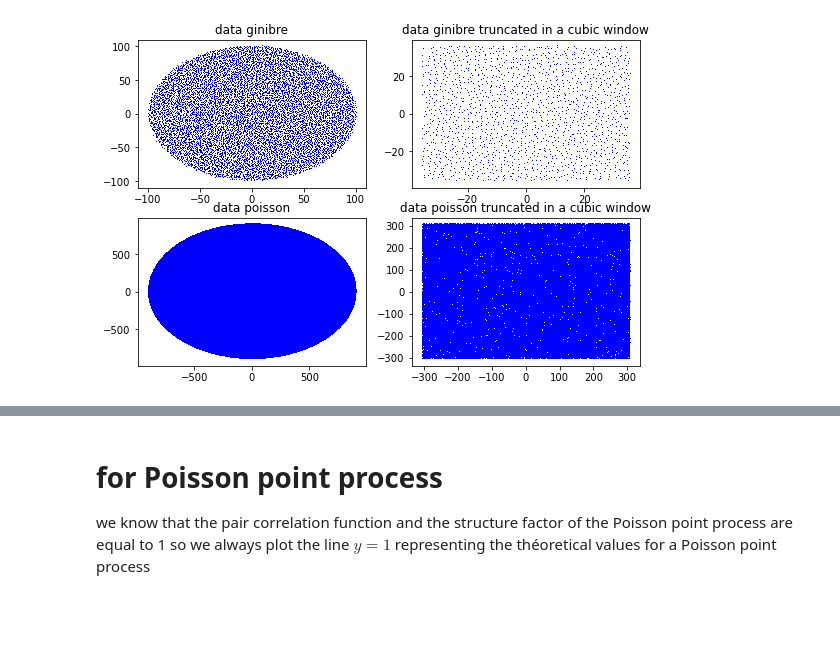
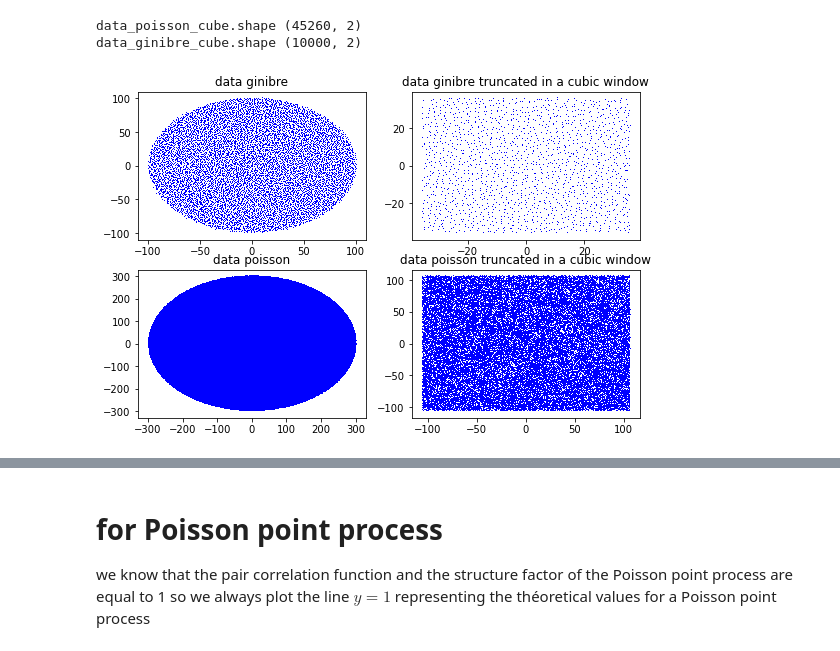
Before and after one commit to For-a-few-DPPs-more/structure-factor, a Jupyter notebook: notebooks/test_compute_scattering_intensity.ipynb, the cells around one changed output, grey strips where cells are left out. Saved outputs shown, nothing was run; the diff lists cells and outputs as text; code cells hidden in the pictures; blank space fills up the shorter version.

Commit message:
notebbok compute_scattering_inetnsity

```diff
--- a/notebooks/test_compute_scattering_intensity.ipynb
+++ b/notebooks/test_compute_scattering_intensity.ipynb
@@ -50,9 +27,6 @@ from structure_factor.spatial_windows import UnitBoxWindow
 #importing big data
 import pickle
 import rpy2.robjects as robjects
-with open('/Users/dhawat/github/structure-factor/data/data_big_intensity.dat', 'rb') as pickle_file:
-    r_poisson, n_pois, poisson, push, equi, t_max, t_max_e = pickle.load(pickle_file, encoding="bytes")
-
 with open('/Users/dhawat/github/structure-factor/data/big_gin_1.dat', 'rb') as pickle_file_2:
     n_ginibre, ginibre = pickle.load(pickle_file_2, encoding="bytes")
 
@@ -61,0 +60,12 @@ data_kly_all = np.array(data_R_2)
+# %%
+def poisson_in_disk(r, lambda_p):
+    areaTotal = np.pi * r ** 2 #area of disk
+    n_pois = np.random.poisson(lambda_p * areaTotal) #Poisson number of points
+    data_poisson_disk = np.zeros((n_pois, 2))
+    theta = 2 * np.pi * np.random.uniform(0, 1, n_pois) #angular coordinates
+    rho = r * np.sqrt(np.random.uniform(0, 1, n_pois))#radial coordinates
+    xx = rho * np.cos(theta)
+    yy = rho * np.sin(theta)
+    data_poisson_disk[:,0] = xx
+    data_poisson_disk[:,1] = yy # rearrangement of poisson by increasing distance
+    return data_poisson_disk
@@ -61,0 +74,3 @@ data_kly_all = np.array(data_R_2)
+# %%
+raduis_poisson = 300
+data_poisson_disk = poisson_in_disk(r=r_poisson, lambda_p=1)
@@ -83,24 +105,27 @@ data_ginibre.shape (10000, 2)
 # %%
 # truncating data_poisson and Ginibre in a cubic window
 # poisson, and ginibre are contained in a ball while klatt and z_2 are in a rectangular window L = 300
-raduis_poisson = np.max(np.abs(poisson)) -32
-L_poisson = np.floor(raduis_poisson/np.sqrt(2))
-index_poisson_in_cube = np.logical_and((np.abs(data_poisson[:,0]) < (L_poisson/2)) , (np.abs(data_poisson[:,1]) < (L_poisson/2)))
-data_poisson_cube = data_poisson[index_poisson_in_cube]
+L_poisson_2 = np.floor(raduis_poisson/np.sqrt(2))
+index_poisson_in_cube = np.logical_and((np.abs(data_poisson_disk[:,0]) < (L_poisson_2/2)) , (np.abs(data_poisson_disk[:,1]) < (L_poisson_2/2)))
+data_poisson_cube_2 = data_poisson_disk[index_poisson_in_cube]
 
 raduis_ginibre = np.max(np.abs(ginibre))
 L_ginibre = raduis_ginibre/np.sqrt(2)
 index_ginibre_in_cube = np.logical_and((np.abs(data_ginibre[:,0]) < L_ginibre/2) , (np.abs(data_ginibre[:,1]) < L_ginibre/2))
 data_ginibre_cube = data_ginibre[index_ginibre_in_cube]
 
+print("data_poisson_cube.shape", data_poisson_cube_2.shape)
+print("data_ginibre_cube.shape", data_ginibre.shape )
 fig, ax = plt.subplots(2, 2, figsize=(9,6))
 ax[0,0].plot(data_ginibre[:,0], data_ginibre[:,1], 'b,')
 ax[0,0].title.set_text("data ginibre")
 ax[0,1].plot(data_ginibre_cube[:,0], data_ginibre_cube[:,1], 'b,')
 ax[0,1].title.set_text("data ginibre truncated in a cubic window")
-ax[1,0].plot(data_poisson[:,0], data_poisson[:,1], 'b,')
+ax[1,0].plot(data_poisson_disk[:,0], data_poisson_disk[:,1], 'b,')
 ax[1,0].title.set_text("data poisson")
-ax[1,1].plot(data_poisson_cube[:,0], data_poisson_cube[:,1], 'b,')
+ax[1,1].plot(data_poisson_cube_2[:,0], data_poisson_cube_2[:,1], 'b,')
 ax[1,1].title.set_text("data poisson truncated in a cubic window")
 # %% [output]
+data_poisson_cube.shape (45260, 2)
+data_ginibre_cube.shape (10000, 2)
-[figure, old version]
+[figure, new version]
```
Also changed, not shown: parts of 34 cells of this notebook.
